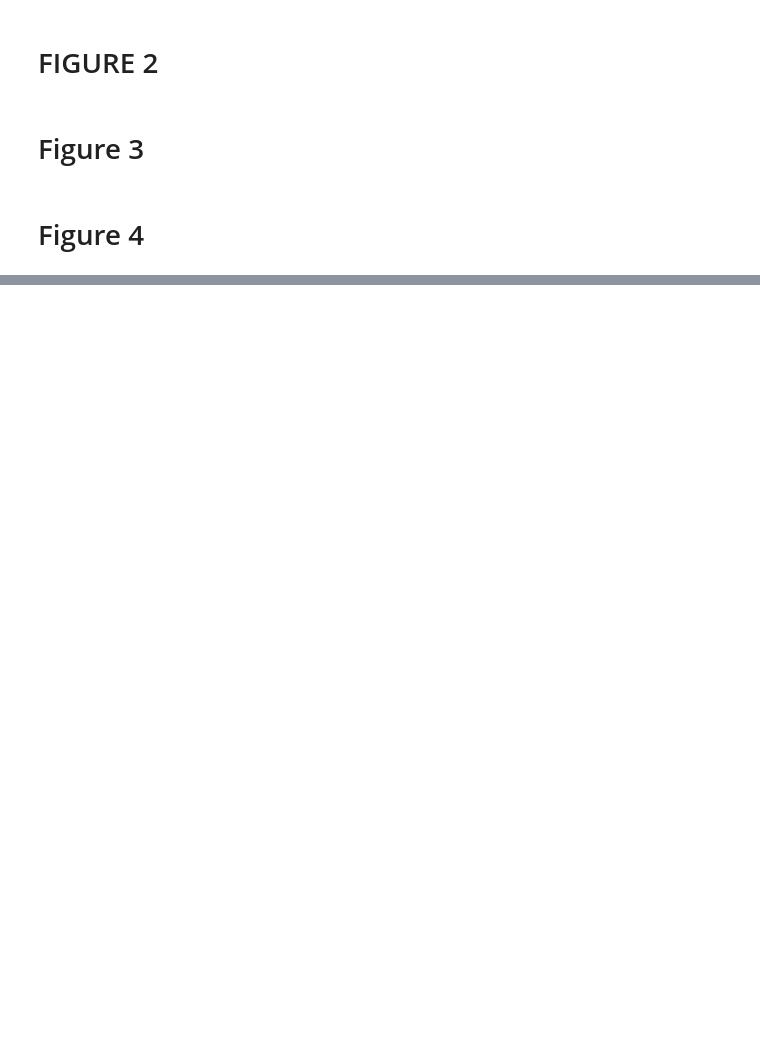
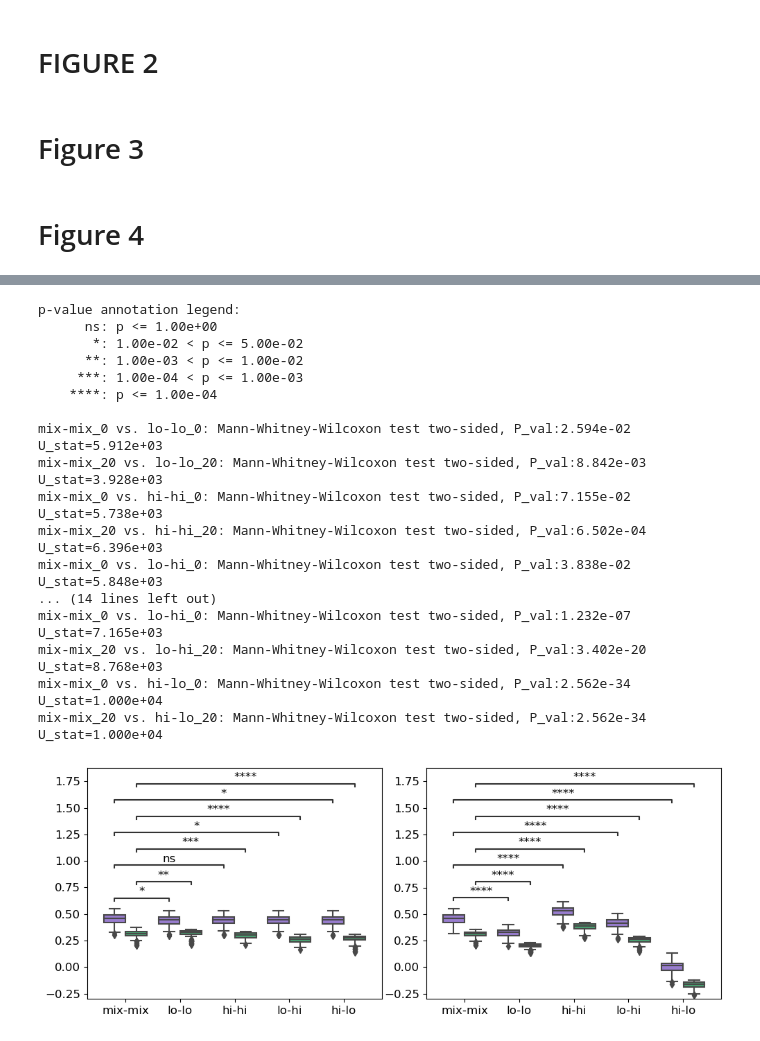
Before and after one commit to mayolabvision/NeuralDecoding, a Jupyter notebook: analyses/GRC_figures.ipynb, the cells around one changed output, grey strips where cells are left out. Drawn from its saved outputs; the diff is of its cells as text; code cells hidden in the pictures; blank space fills up the shorter version.

```diff
--- a/analyses/GRC_figures.ipynb
+++ b/analyses/GRC_figures.ipynb
@@ -502,0 +498,65 @@ df.head(15)
+# %%
+plt.rcParams.update({'font.size': 12})
+
+pairs = [
+    [('lo-lo',0), ('mix-mix',0)],
+    [('lo-hi',0), ('mix-mix',0)],
+    [('hi-lo',0), ('mix-mix',0)],
+    [('hi-hi',0), ('mix-mix',0)],
+
+     [('lo-lo',20), ('mix-mix',20)],
+    [('lo-hi',20), ('mix-mix',20)],
+    [('hi-lo',20), ('mix-mix',20)],
+    [('hi-hi',20), ('mix-mix',20)],
+
+]
+
+pal = ['mediumpurple','mediumseagreen']
+order = ['mix-mix','lo-lo','hi-hi','lo-hi','hi-lo']
+
+fig, axes = plt.subplots(1,2,figsize=(10,4))
+fig.tight_layout()
+plt.subplots_adjust(wspace=0.15, hspace=0.1)
+
+hue_plot_params = {'data': df2.loc[(df2['condition']=='contrast')],'x': 'x','y': 'mR2', 'hue': 'nMT', 'palette': pal, 'order': order}
+a1 = sns.boxplot(ax=axes[0], **hue_plot_params)
+a1.set_ylim(-0.3,1.0)
+annotator = Annotator(axes[0], pairs, **hue_plot_params)
+annotator.configure(test="Mann-Whitney").apply_and_annotate()
+a1.set(ylabel=None)
+a1.set(xlabel=None)
+a1.get_legend().remove()
+
+
+hue_plot_params = {'data': df2.loc[(df2['condition']=='speed')],'x': 'x','y': 'mR2', 'hue': 'nMT', 'palette': pal, 'order': order}
+a2 = sns.boxplot(ax=axes[1], **hue_plot_params)
+a2.set_ylim(-0.3,1.0)
+annotator = Annotator(axes[1], pairs, **hue_plot_params)
+annotator.configure(test="Mann-Whitney").apply_and_annotate()
+a2.set(ylabel=None)
+a2.set(xlabel=None)
+a2.get_legend().remove()
+
+
+
+
+#fig.savefig(fig_folder+'ffmodels_r2_3sess.png', dpi=300, bbox_inches='tight')
+# %% [output]
+p-value annotation legend:
+      ns: p <= 1.00e+00
+       *: 1.00e-02 < p <= 5.00e-02
+      **: 1.00e-03 < p <= 1.00e-02
+     ***: 1.00e-04 < p <= 1.00e-03
+    ****: p <= 1.00e-04
+
+mix-mix_0 vs. lo-lo_0: Mann-Whitney-Wilcoxon test two-sided, P_val:2.594e-02 U_stat=5.912e+03
+mix-mix_20 vs. lo-lo_20: Mann-Whitney-Wilcoxon test two-sided, P_val:8.842e-03 U_stat=3.928e+03
+mix-mix_0 vs. hi-hi_0: Mann-Whitney-Wilcoxon test two-sided, P_val:7.155e-02 U_stat=5.738e+03
+mix-mix_20 vs. hi-hi_20: Mann-Whitney-Wilcoxon test two-sided, P_val:6.502e-04 U_stat=6.396e+03
+mix-mix_0 vs. lo-hi_0: Mann-Whitney-Wilcoxon test two-sided, P_val:3.838e-02 U_stat=5.848e+03
+... (14 lines left out)
+mix-mix_0 vs. lo-hi_0: Mann-Whitney-Wilcoxon test two-sided, P_val:1.232e-07 U_stat=7.165e+03
+mix-mix_20 vs. lo-hi_20: Mann-Whitney-Wilcoxon test two-sided, P_val:3.402e-20 U_stat=8.768e+03
+mix-mix_0 vs. hi-lo_0: Mann-Whitney-Wilcoxon test two-sided, P_val:2.562e-34 U_stat=1.000e+04
+mix-mix_20 vs. hi-lo_20: Mann-Whitney-Wilcoxon test two-sided, P_val:2.562e-34 U_stat=1.000e+04
+[figure, added]
```
Also changed, not shown: parts of 4 cells of this notebook, 2 other files.
